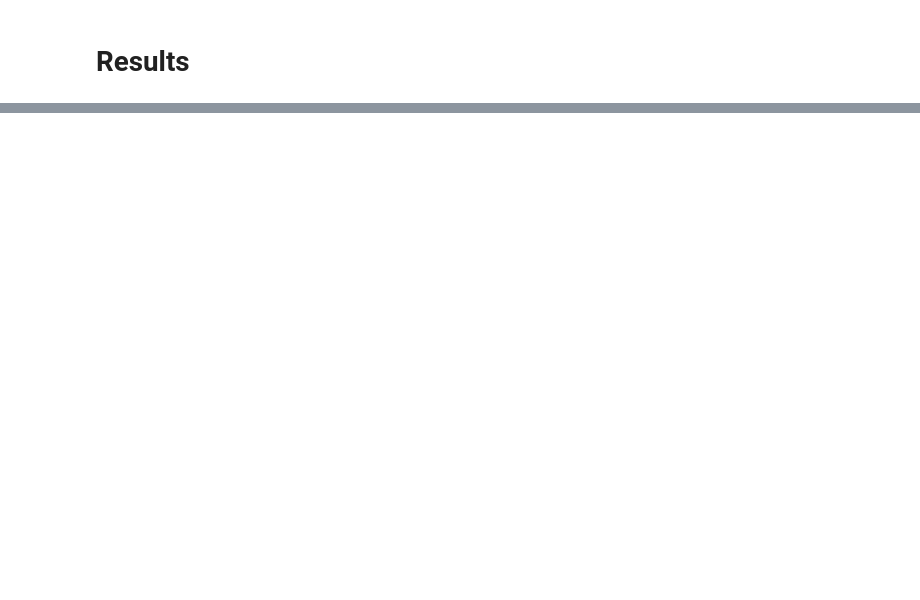
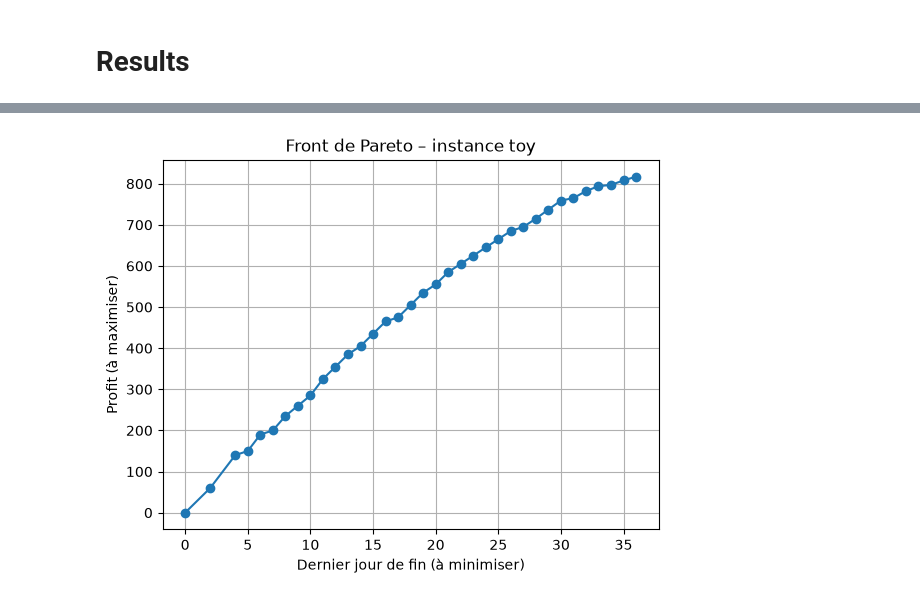
Before and after one commit to filipL-epsilon/Staff_Optimization_mscAI_project, a Jupyter notebook: toy_dataset_work.ipynb, the cells around one changed output, grey strips where cells are left out. Cells and saved outputs as stored; diff of their text form; code cells hidden in the pictures; blank space fills up the shorter version.

```diff
--- a/toy_dataset_work.ipynb
+++ b/toy_dataset_work.ipynb
@@ -269,9 +378,9 @@ def objective_projects_late(m,l):
 # %%
 # build the 4 objectives
 profit = objective_profit(y, g, c, l)
-execution_time = objective_execution_time(m, e)
-projects_per_employee = objective_projects_per_employee(m, x)
-projects_late = objective_projects_late(m, l)
+execution_time = objective_execution_time(last_day)
+projects_per_employee = objective_projects_per_employee(P)
+projects_late = objective_projects_late(r)
 # %%
 # lexicographic (hierarchical) optimization, in the order of the brief:
 # the higher the priority, the earlier the objective is optimized.
@@ -352,0 +477,23 @@ projects
+# %%
+# objectifs : profit d'abord, puis durée pour départager les égalités
+m.setObjectiveN(profit,                0, priority=2, weight=1,  name="profit")
+m.setObjectiveN(execution_time,        1, priority=1, weight=-1, name="execution_time")
+m.setObjectiveN(projects_per_employee, 2, priority=0, weight=0)   # désactivé
+m.setObjectiveN(projects_late,         3, priority=0, weight=0)   # désactivé
+m.Params.OutputFlag = 0
+
+eps_constr = m.addConstr(execution_time <= h, name="eps")
+pareto = []
+eps = h
+while eps >= 0:
+    eps_constr.RHS = eps
+    m.optimize()
+    if m.Status != GRB.OPTIMAL:
+        break
+    t = round(execution_time.X)
+    pareto.append((profit.getValue(), t))
+    eps = t - 1
+
+m.remove(eps_constr)
+m.Params.OutputFlag = 1
+pareto
@@ -352,0 +519,12 @@ projects
+# %%
+times   = [t for p, t in pareto]
+profits = [p for p, t in pareto]
+
+plt.plot(times, profits, "o-")
+plt.xlabel("Dernier jour de fin (à minimiser)")
+plt.ylabel("Profit (à maximiser)")
+plt.title("Front de Pareto – instance toy")
+plt.grid(True)
+plt.show()
+# %% [output]
+[figure, added]
```
Also changed, not shown: parts of 23 cells of this notebook.
